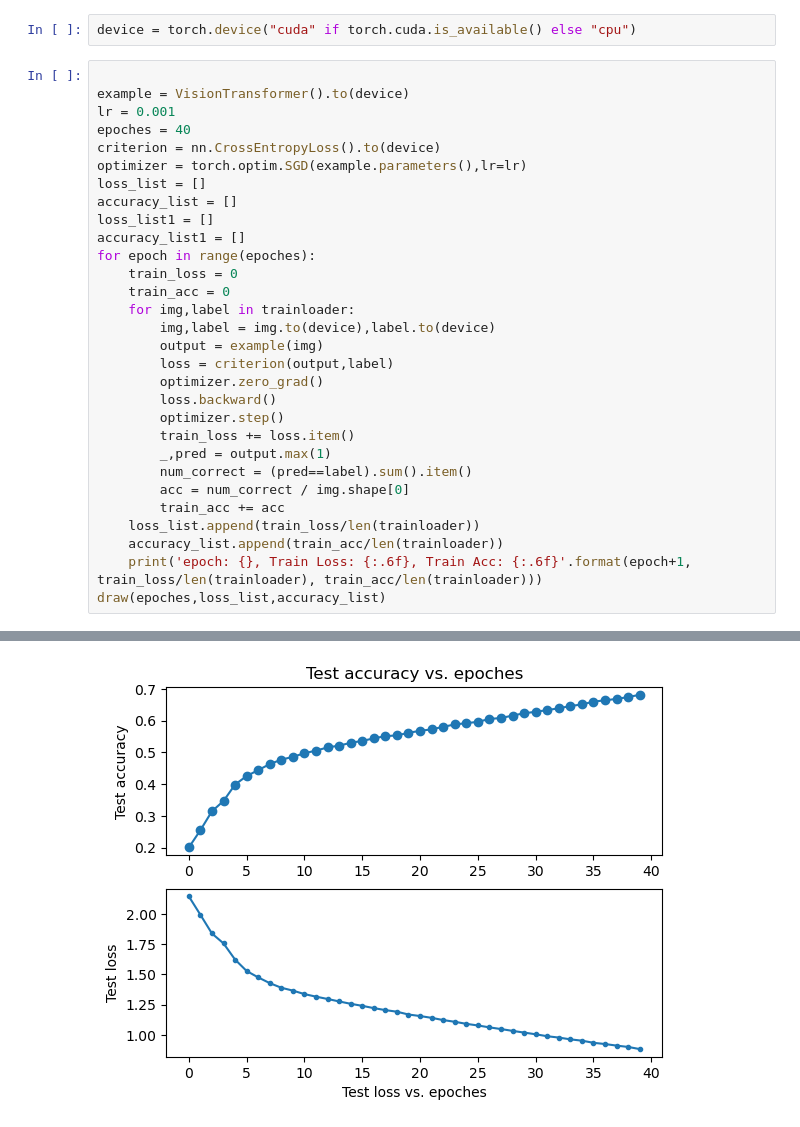
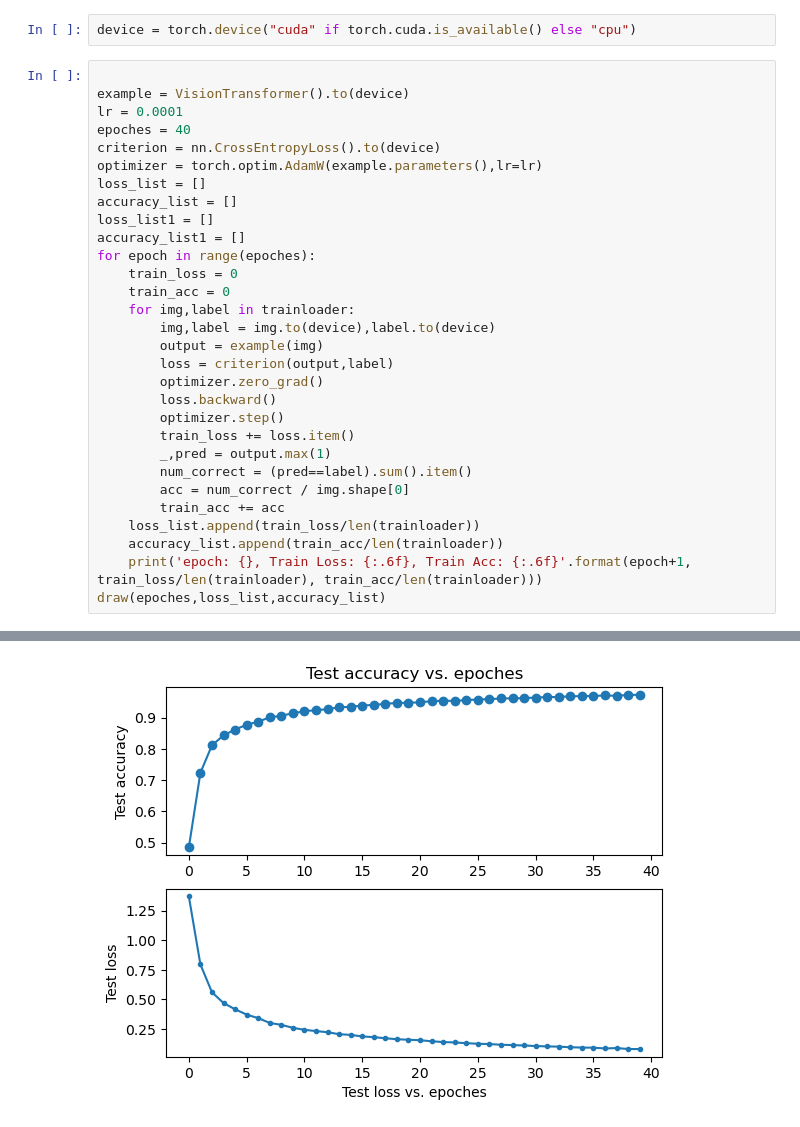
Before and after one commit to Guliangxiao/labcome, a Jupyter notebook: 3/VIT.ipynb, the cells around one changed output, grey strips where cells are left out. Cells and saved outputs as stored; diff of their text form.

```diff
--- a/3/VIT.ipynb
+++ b/3/VIT.ipynb
@@ -140,10 +140,10 @@ device = torch.device("cuda" if torch.cuda.is_available() else "cpu")
 # %%
 
 example = VisionTransformer().to(device)
-lr = 0.001
+lr = 0.0001
 epoches = 40
 criterion = nn.CrossEntropyLoss().to(device)
-optimizer = torch.optim.SGD(example.parameters(),lr=lr)
+optimizer = torch.optim.AdamW(example.parameters(),lr=lr)
 loss_list = []
 accuracy_list = []
 loss_list1 = []
@@ -188 +188 @@ epoch: 40, Train Loss: 0.883770, Train Acc: 0.681403
-[figure, old version]
+[figure, new version]
```
Also changed, not shown: parts of 1 cell of this notebook.
